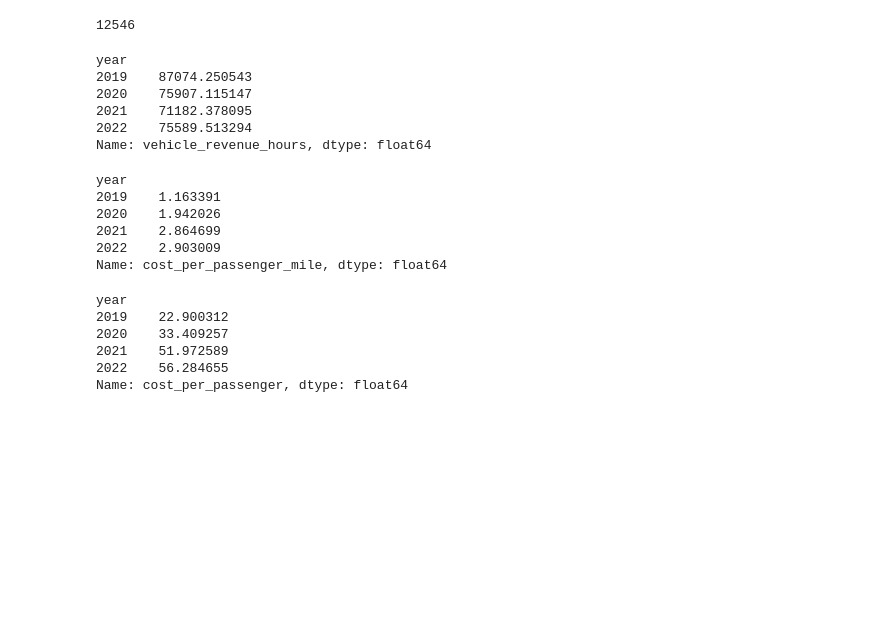
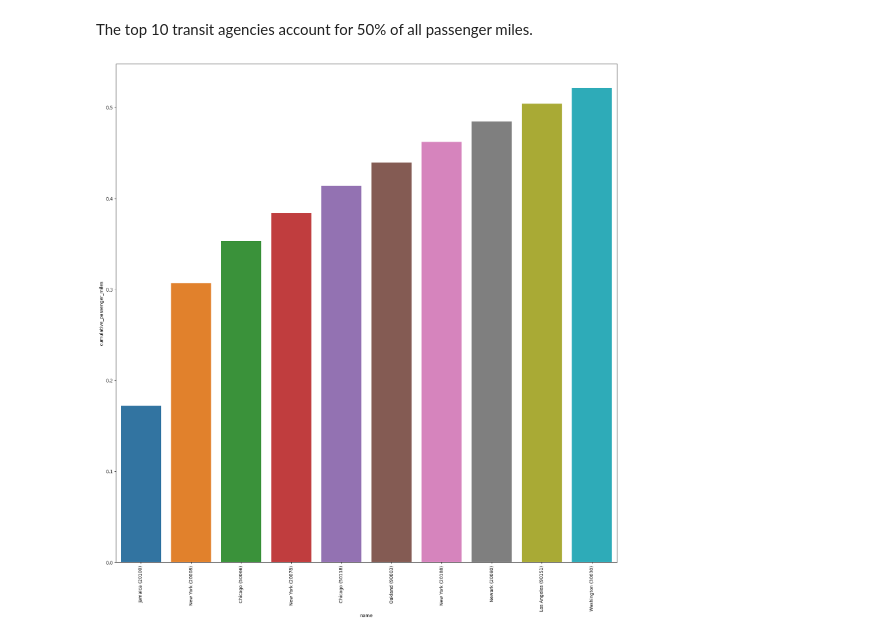
Before and after one commit to jackvandeleuv/95885-project1, a Jupyter notebook: eda/2-22-24.ipynb, the cells around one changed output. Cells and saved outputs as stored; diff of their text form; code cells hidden in the pictures; blank space fills up the shorter version.

```diff
--- a/eda/2-22-24.ipynb
+++ b/eda/2-22-24.ipynb
@@ -16,31 +25,16 @@ df.sample()
-# %%
-df.primary_uza_population.isna().sum()
-# %% [output]
-12546
-# %%
-df.groupby('year')['vehicle_revenue_hours'].mean()
-# %% [output]
-year
-2019    87074.250543
-2020    75907.115147
-2021    71182.378095
-2022    75589.513294
-Name: vehicle_revenue_hours, dtype: float64
-# %%
-df.groupby('year')['cost_per_passenger_mile'].mean()
-# %% [output]
-year
-2019    1.163391
-2020    1.942026
-2021    2.864699
-2022    2.903009
-Name: cost_per_passenger_mile, dtype: float64
-# %%
-df.groupby('year')['cost_per_passenger'].mean()
-# %% [output]
-year
-2019    22.900312
-2020    33.409257
-2021    51.972589
-2022    56.284655
-Name: cost_per_passenger, dtype: float64
+# %% [markdown]
+The top 10 transit agencies account for 50% of all passenger miles.
+# %%
+# Calculate the cumulative sum of the 'passenger_miles' column and add it as a new column
+group = df.groupby(['ntd_id']).passenger_miles.mean().sort_values(ascending=False).reset_index()
+total_miles = group.passenger_miles.sum()
+group['cumulative_passenger_miles'] = group['passenger_miles'].cumsum() / total_miles
+group = group.head(10)
+group['name'] = group.ntd_id.apply(lambda x: f'{df[df.ntd_id == x].city.values[0]} ({x})')
+
+plt.figure(figsize=(20, 20))
+sns.barplot(group, x='name', y='cumulative_passenger_miles')
+plt.xticks(rotation=90)  # Rotate labels to be vertical
+plt.show()
+# %% [output]
+[figure, added]
```
Also changed, not shown: parts of 17 cells of this notebook.
